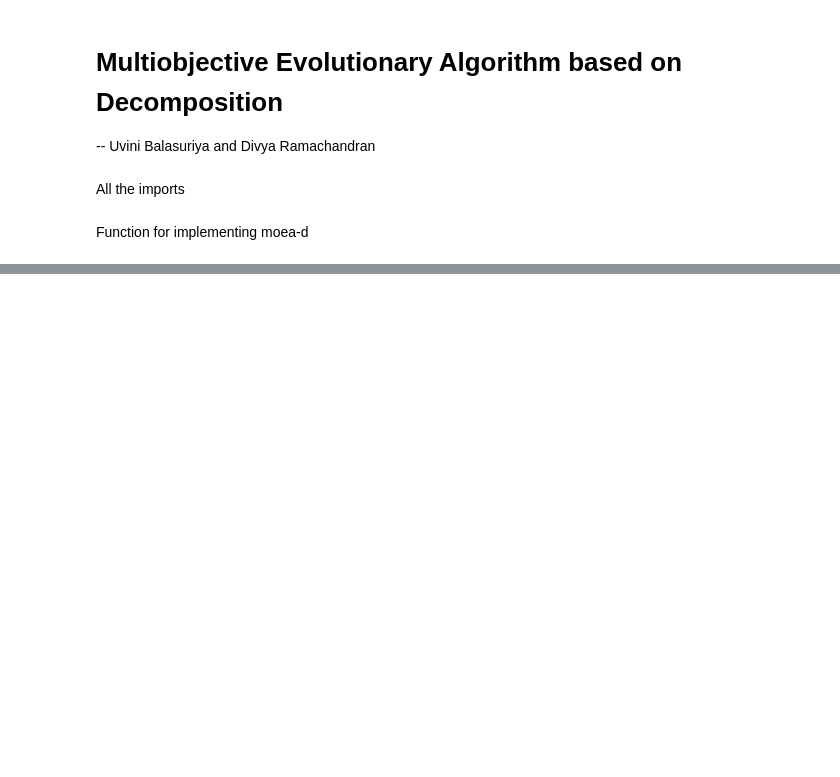
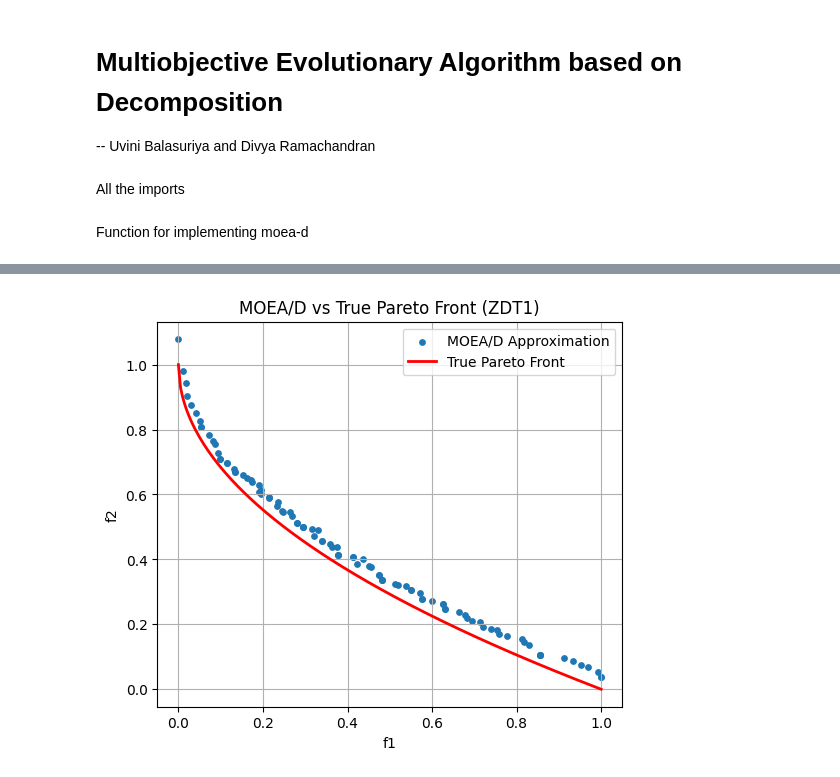
Before and after one commit to divyarama29/moea-d, a Jupyter notebook: code.ipynb, the cells around one changed output, grey strips where cells are left out. Saved outputs shown, nothing was run; the diff lists cells and outputs as text; code cells hidden in the pictures; blank space fills up the shorter version.

```diff
--- a/code.ipynb
+++ b/code.ipynb
@@ -127,0 +198,29 @@ def variation(x1, x2, xl, xu):
+# %%
+import numpy as np
+import matplotlib.pyplot as plt
+
+# Your result (already computed)
+# F = output from MOEA/D
+
+# True Pareto front
+f1_true = np.linspace(0, 1, 200)
+f2_true = 1 - np.sqrt(f1_true)
+
+# Plot
+plt.figure(figsize=(6,5))
+
+# Your solutions
+plt.scatter(F[:, 0], F[:, 1], s=15, label="MOEA/D Approximation")
+
+# True front
+plt.plot(f1_true, f2_true, 'r-', linewidth=2, label="True Pareto Front")
+
+plt.xlabel("f1")
+plt.ylabel("f2")
+plt.title("MOEA/D vs True Pareto Front (ZDT1)")
+plt.legend()
+plt.grid(True)
+
+plt.show()
+# %% [output]
+[figure, added]
```
Also changed, not shown: parts of 4 cells of this notebook.
